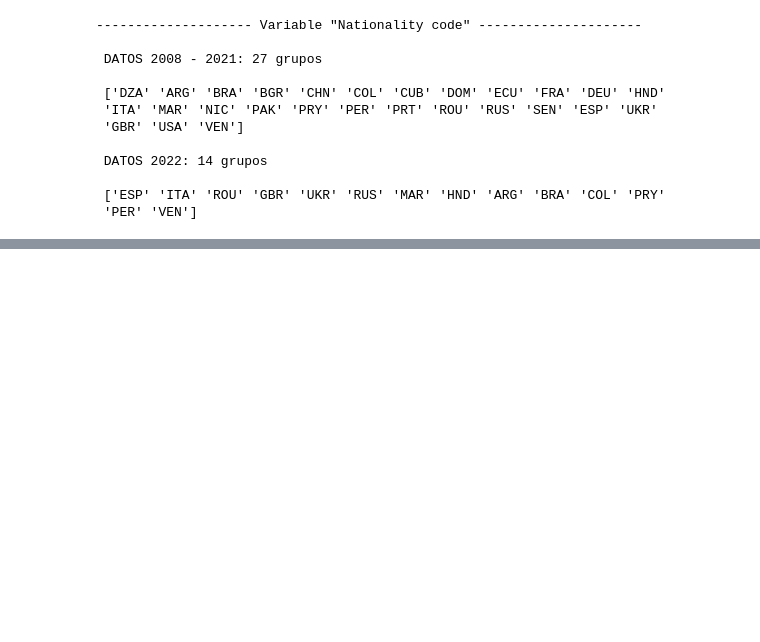
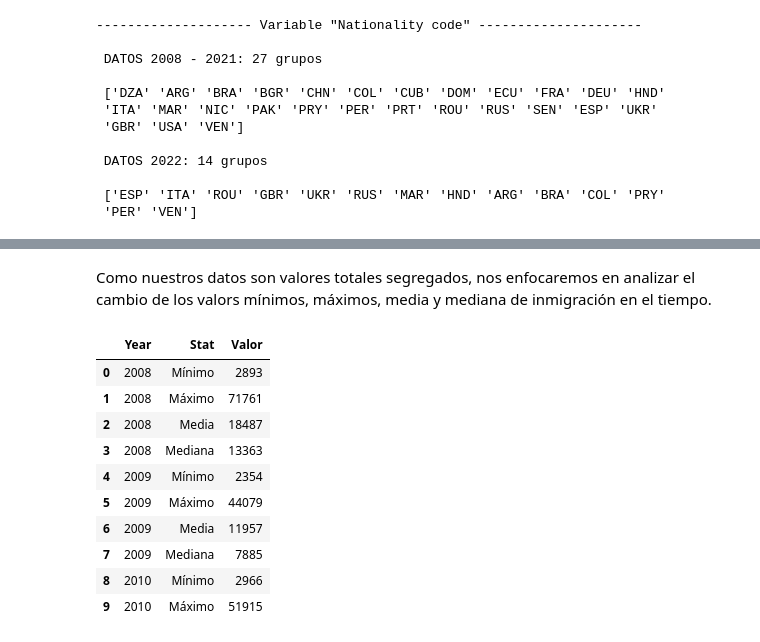
Before and after one commit to ERIDEZ/IFM_TMF, a Jupyter notebook: Notebooks y scripts/Trabajo archivo 24287.ipynb, the cells around one changed output, grey strips where cells are left out. Cells and saved outputs as stored; diff of their text form; code cells hidden in the pictures; blank space fills up the shorter version.

```diff
--- a/Notebooks y scripts/Trabajo archivo 24287.ipynb
+++ b/Notebooks y scripts/Trabajo archivo 24287.ipynb
@@ -789,0 +816,33 @@ stats_año_nacionalidad
+# %% [markdown]
+Como nuestros datos son valores totales segregados, nos enfocaremos en analizar el cambio de los valors mínimos, máximos, media y mediana de inmigración en el tiempo.
+# %%
+# Estadísticos descriptivos por año
+stats = df[(df["Sex"] == "Both") & (df["Age group"] == "All")].groupby(["Year"])["Immigrant count"].agg([min, max, 'mean', 'median']).reset_index()
+
+# Renombrar columnas
+stats.rename(columns={'min': 'Mínimo', 'max': 'Máximo', 'mean': 'Media', 'median': 'Mediana'}, inplace = True)
+
+# Convertir columna "Year" en índice
+stats.set_index("Year", inplace=True)
+
+# Apilar estadísticos en variable "Stat" y renombrar columnas nuevamente
+stats = stats.stack().to_frame().reset_index()
+stats.rename(columns={'level_1': 'Stat', 0: 'Valor'}, inplace = True)
+
+# Pasar columna "Valor" a entero
+stats.Valor = stats.Valor.astype(int)
+
+# Ver tabla
+stats.head(10)
+# %% [output]
+|  | Year | Stat | Valor |
+| 0 | 2008 | Mínimo | 2893 |
+| 1 | 2008 | Máximo | 71761 |
+| 2 | 2008 | Media | 18487 |
+| 3 | 2008 | Mediana | 13363 |
+| 4 | 2009 | Mínimo | 2354 |
+| 5 | 2009 | Máximo | 44079 |
+| 6 | 2009 | Media | 11957 |
+| 7 | 2009 | Mediana | 7885 |
+| 8 | 2010 | Mínimo | 2966 |
+| 9 | 2010 | Máximo | 51915 |
```
Also changed, not shown: parts of 70 cells of this notebook.
